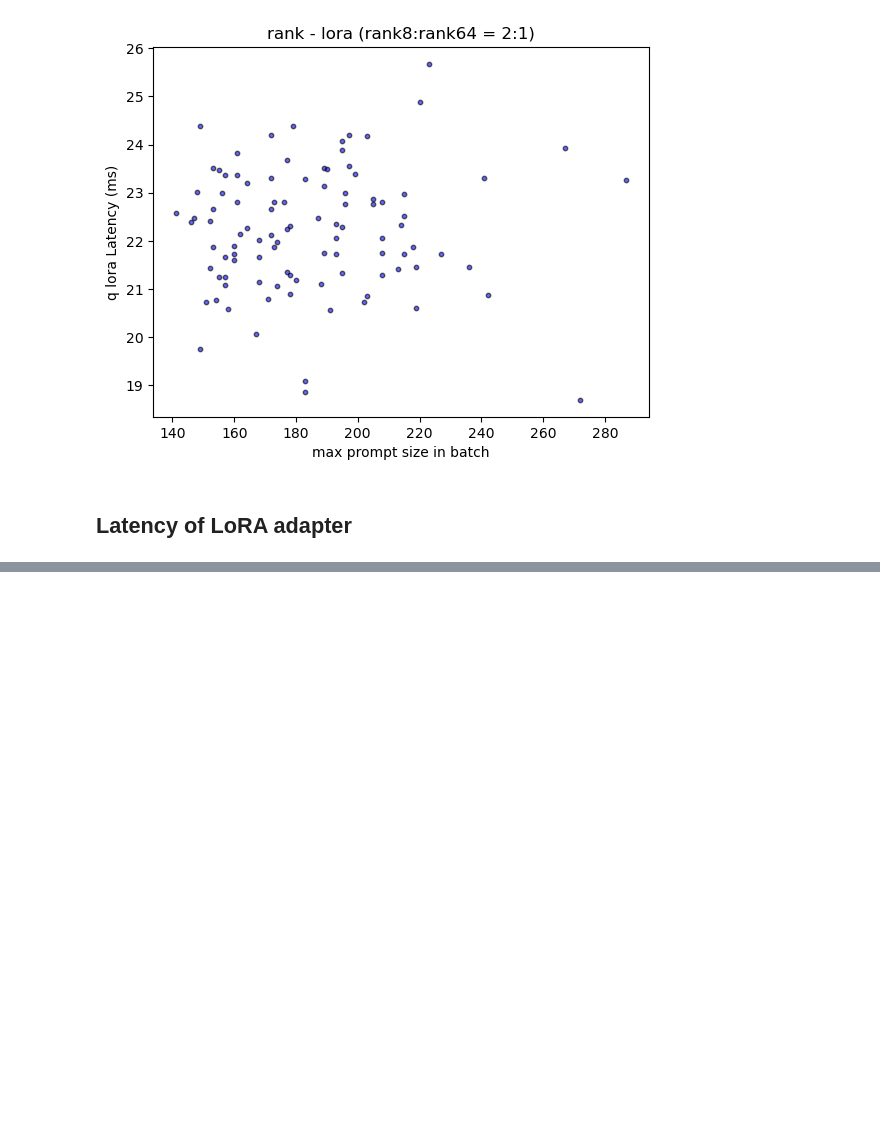
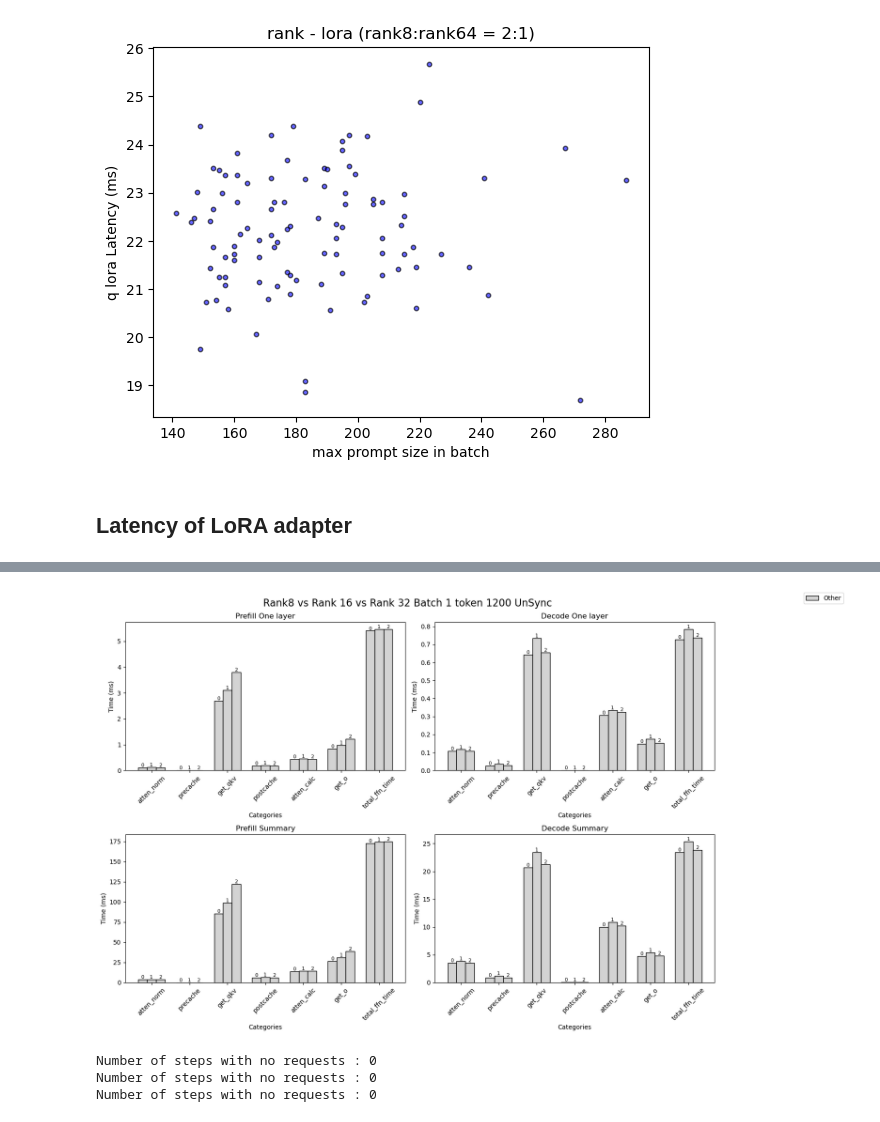
Before and after one commit to sgjeon194/S-LoRA_Analysis, a Jupyter notebook: Logs/timeDataParser.ipynb, the cells around one changed output, grey strips where cells are left out. Drawn from its saved outputs; the diff is of its cells as text; code cells hidden in the pictures; blank space fills up the shorter version.

```diff
--- a/Logs/timeDataParser.ipynb
+++ b/Logs/timeDataParser.ipynb
@@ -994,0 +1276,39 @@ plot_latency_stack_graph(batchsize_1_token_1200_use_lora_true_prefill[0]["layers
+# %%
+### For LoRA rank 32 vs LoRA rank 16 Unsync
+layer_idx = 20
+data["prefill_one_layer"] = [
+    batchsize_1_rank8_token_1200_sync_F_lora_T_prefill[0]["layers"][layer_idx],
+    batchsize_1_rank16_token_1200_sync_F_lora_T_prefill[0]["layers"][layer_idx],
+    batchsize_1_rank32_token_1200_sync_F_lora_T_prefill[0]["layers"][layer_idx]
+]
+data["decode_one_layer"] = [
+    batchsize_1_rank8_token_1200_sync_F_lora_T_decode[0]["layers"][layer_idx],
+    batchsize_1_rank16_token_1200_sync_F_lora_T_decode[0]["layers"][layer_idx],
+    batchsize_1_rank32_token_1200_sync_F_lora_T_decode[0]["layers"][layer_idx]
+]
+
+data["prefill_summary"] = [
+    batchsize_1_rank8_token_1200_sync_F_lora_T_prefill[0]["summary"],
+    batchsize_1_rank16_token_1200_sync_F_lora_T_prefill[0]["summary"],
+    batchsize_1_rank32_token_1200_sync_F_lora_T_prefill[0]["summary"]
+]
+data["decode_summary"] = [
+    batchsize_1_rank8_token_1200_sync_F_lora_T_decode[0]["summary"],
+    batchsize_1_rank16_token_1200_sync_F_lora_T_decode[0]["summary"],
+    batchsize_1_rank32_token_1200_sync_F_lora_T_decode[0]["summary"]
+]
+
+plot_latency_stack_graph_bundle("Rank8 vs Rank 16 vs Rank 32 Batch 1 token 1200 UnSync", data, False)
+# %% [output]
+[figure, added]
+# %%
+_, batchsize_4_rank32_token_1200_sync_T_lora_T_prefill, batchsize_4_rank32_token_1200_sync_T_lora_T_decode \
+    = make_steps("loraLatencyTest/rank32/batch_4_token_1200_useSync_True_lora_True.txt")
+_, batchsize_8_rank32_token_1200_sync_T_lora_T_prefill, batchsize_8_rank32_token_1200_sync_T_lora_T_decode \
+    = make_steps("loraLatencyTest/rank32/batch_8_token_1200_useSync_True_lora_True.txt")
+_, batchsize_16_rank32_token_1200_sync_T_lora_T_prefill, batchsize_16_rank32_token_1200_sync_T_lora_T_decode \
+    = make_steps("loraLatencyTest/rank32/batch_16_token_1200_useSync_True_lora_True.txt")
+# %% [output]
+Number of steps with no requests : 0
+Number of steps with no requests : 0
+Number of steps with no requests : 0
```
Also changed, not shown: parts of 22 cells of this notebook.
